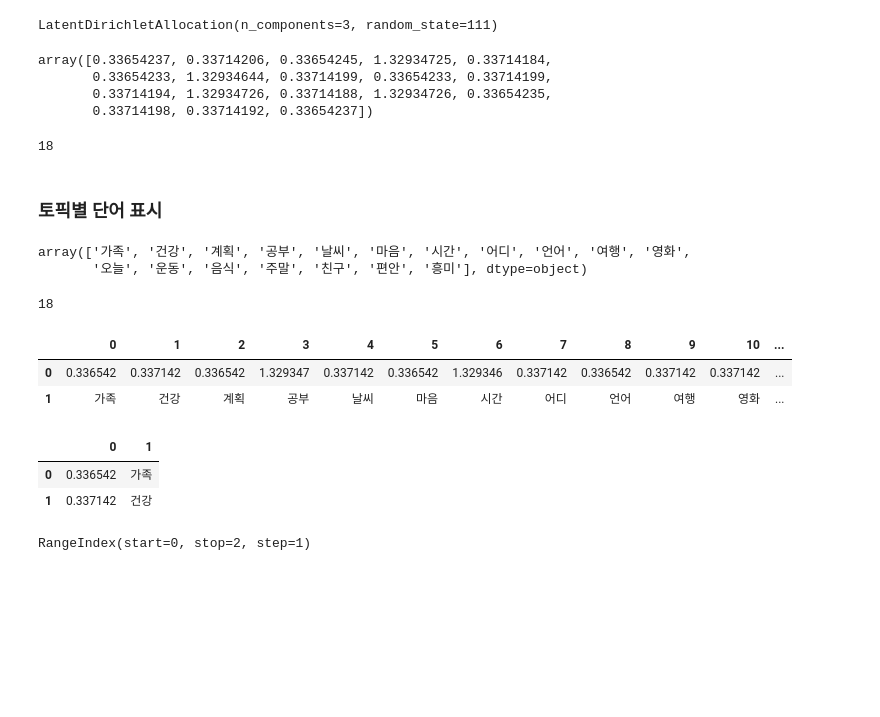
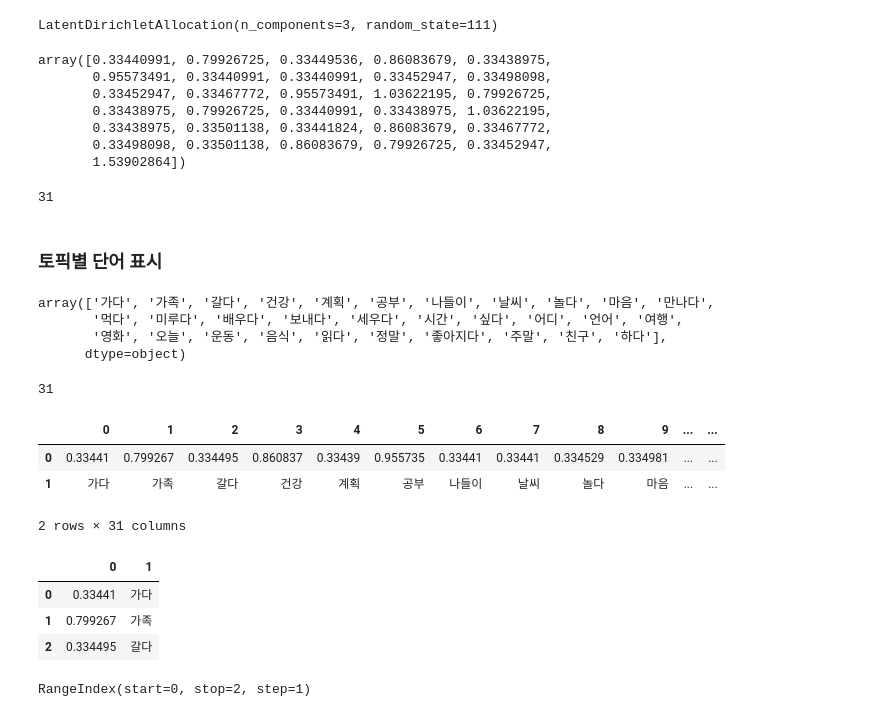
Before and after one commit to aabchyein/study_data_analystics, a Jupyter notebook: codes/NLP/LDA_sklearn.ipynb, the cells around one changed output. Drawn from its saved outputs; the diff is of its cells as text; code cells hidden in the pictures; blank space fills up the shorter version.

```diff
--- a/codes/NLP/LDA_sklearn.ipynb
+++ b/codes/NLP/LDA_sklearn.ipynb
@@ -17,9 +19,24 @@ sentences = [
 from mecab import MeCab
 mecab = MeCab()
 # %%
-# 형태분석기 사용해 명사만 추출
-morphs_list = list()
-for sentence in sentences :
-    morphs = mecab.nouns(sentence)
-    morphs_list = morphs_list + morphs
-morphs_list
+# 불용어 리스트 생성 (예시)
+stopwords = ['가', '고', '을', '를', '이', '는']
+from konlpy.tag import Okt
+
+# Okt 형태소 분석기 인스턴스 생성
+okt = Okt()
+
+# 불용어 리스트 생성 (예시)
+stopwords = ['가', '고', '을', '를', '이', '는']
+
+# 토크나이징 함수 정의
+def tokenizer(raw, pos=["Noun","Alpha","Verb","Number"], stopword=stopwords):
+    return [
+        word for word, tag in okt.pos(
+            raw,
+            norm=True,   # normalize 그랰ㅋㅏ -> 그래ㅋㅋ
+            stem=True    # stemming 바뀌나->바뀌다
+            )
+            if len(word) > 1 and tag in pos and word not in stopword
+
+    ]
@@ -44,6 +43,10 @@ morphs_list
 # %%
 from sklearn.feature_extraction.text import TfidfVectorizer
-vectorizer = TfidfVectorizer(use_idf=True)
-features = vectorizer.fit_transform(morphs_list)
-features
+vectorizer = TfidfVectorizer(tokenizer=tokenizer, use_idf=True)
+features = vectorizer.fit_transform(sentences)
+features.toarray()
+
+# vectorizer를 하면 각 순서(index)와 위치값, 단어들을 가지고 있음
+# vectorizer는 거리를 가지고 논다고 생각하자!
+# vectorizer를 하고 나면 거리를 잴 수 있음
 # %% [output]
@@ -61,45 +82,52 @@ LatentDirichletAllocation(n_components=3, random_state=111)
 # %%
 # lda_model.components_ : 토픽의 개수가 3개이므로 배열이 3개가 나옴
 topics_list = lda_model.components_[0] # 첫번째 토픽
-topics_list
+topics_list   # dictionary_list와 매칭됨. 그래서 이 상태에서 order by를 할 경우 한글과 매칭이 안되므로 두 개를 합친 다음에 order by를 해줘야 한다.
 # %% [output]
-array([0.33654237, 0.33714206, 0.33654245, 1.32934725, 0.33714184,
-       0.33654233, 1.32934644, 0.33714199, 0.33654233, 0.33714199,
-       0.33714194, 1.32934726, 0.33714188, 1.32934726, 0.33654235,
-       0.33714198, 0.33714192, 0.33654237])
+array([0.33440991, 0.79926725, 0.33449536, 0.86083679, 0.33438975,
+       0.95573491, 0.33440991, 0.33440991, 0.33452947, 0.33498098,
+       0.33452947, 0.33467772, 0.95573491, 1.03622195, 0.79926725,
+       0.33438975, 0.79926725, 0.33440991, 0.33438975, 1.03622195,
+       0.33438975, 0.33501138, 0.33441824, 0.86083679, 0.33467772,
+       0.33498098, 0.33501138, 0.86083679, 0.79926725, 0.33452947,
+       1.53902864])
 # %%
 len(lda_model.components_[0])
 # %% [output]
-18
+31
 # %% [markdown]
 ### 토픽별 단어 표시
 # %%
 dictionary_list = vectorizer.get_feature_names_out()
 dictionary_list
 # %% [output]
-array(['가족', '건강', '계획', '공부', '날씨', '마음', '시간', '어디', '언어', '여행', '영화',
-       '오늘', '운동', '음식', '주말', '친구', '편안', '흥미'], dtype=object)
+array(['가다', '가족', '갈다', '건강', '계획', '공부', '나들이', '날씨', '놀다', '마음', '만나다',
+       '먹다', '미루다', '배우다', '보내다', '세우다', '시간', '싶다', '어디', '언어', '여행',
+       '영화', '오늘', '운동', '음식', '읽다', '정말', '좋아지다', '주말', '친구', '하다'],
+      dtype=object)
 # %%
 len(vectorizer.get_feature_names_out())
 # %% [output]
-18
+31
 # %%
 import pandas as pd
 df_datas = [topics_list, dictionary_list]
 df_topics = pd.DataFrame(data=df_datas)
 df_topics
 # %% [output]
-|  | 0 | 1 | 2 | 3 | 4 | 5 | 6 | 7 | 8 | 9 | 10 | ... |
-| 0 | 0.336542 | 0.337142 | 0.336542 | 1.329347 | 0.337142 | 0.336542 | 1.329346 | 0.337142 | 0.336542 | 0.337142 | 0.337142 | ... |
-| 1 | 가족 | 건강 | 계획 | 공부 | 날씨 | 마음 | 시간 | 어디 | 언어 | 여행 | 영화 | ... |
+|  | 0 | 1 | 2 | 3 | 4 | 5 | 6 | 7 | 8 | 9 | ... | ... |
+| 0 | 0.33441 | 0.799267 | 0.334495 | 0.860837 | 0.33439 | 0.955735 | 0.33441 | 0.33441 | 0.334529 | 0.334981 | ... | ... |
+| 1 | 가다 | 가족 | 갈다 | 건강 | 계획 | 공부 | 나들이 | 날씨 | 놀다 | 마음 | ... | ... |
+2 rows × 31 columns
 # %%
 # 가로를 세로로, 세로를 가로로 만드는 기능
 df_topics = df_topics.T
-df_topics[:2]
+df_topics[:3]
 # %% [output]
 |  | 0 | 1 |
-| 0 | 0.336542 | 가족 |
-| 1 | 0.337142 | 건강 |
+| 0 | 0.33441 | 가다 |
+| 1 | 0.799267 | 가족 |
+| 2 | 0.334495 | 갈다 |
 # %%
 df_topics.columns
 # %% [output]
```
Also changed, not shown: parts of 17 cells of this notebook, 3 other files.
